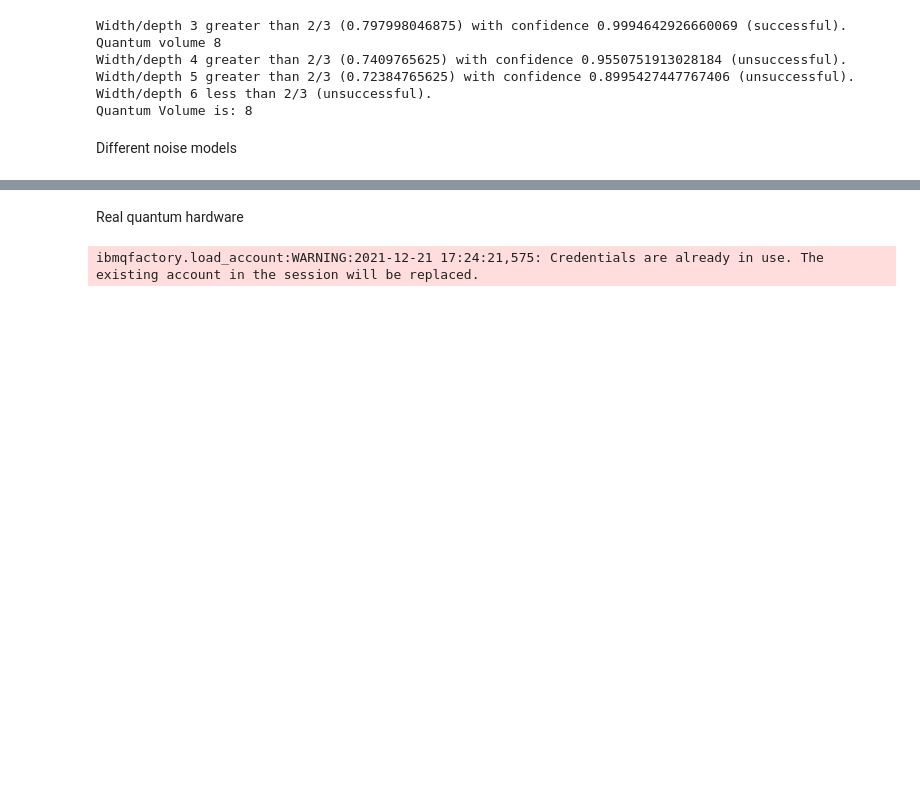
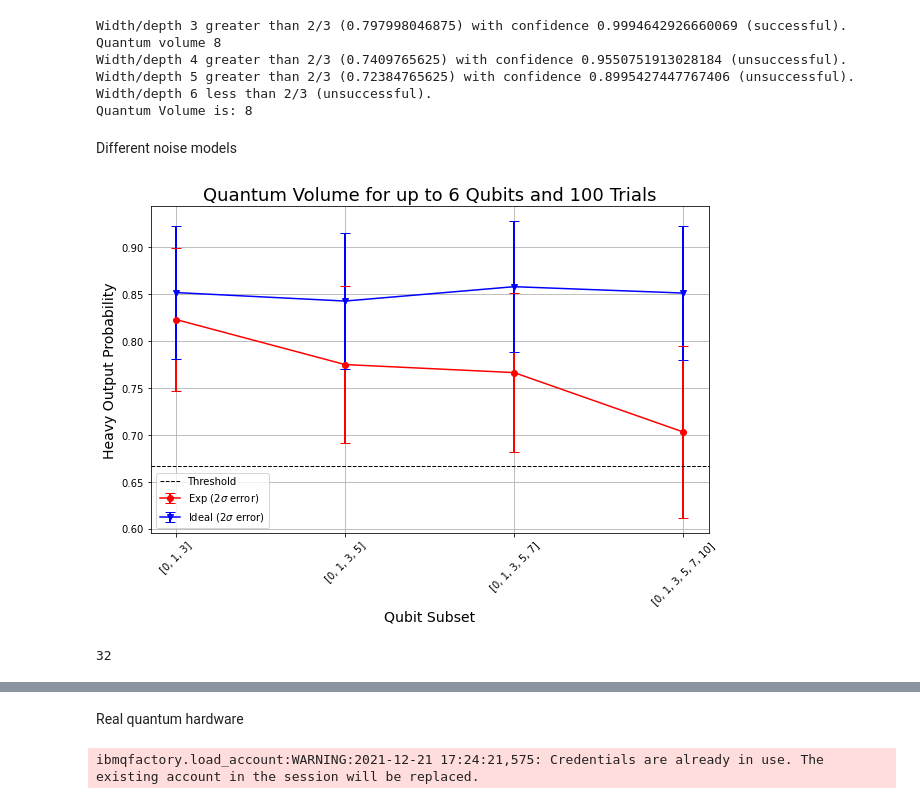
Before and after one commit to haoyudoingthings/QCEI, a Jupyter notebook: Exp11-Quantum-Volume.ipynb, the cells around one changed output, grey strips where cells are left out. Drawn from its saved outputs; the diff is of its cells as text; code cells hidden in the pictures; blank space fills up the shorter version.

Commit message:
added results for different noise models

```diff
--- a/Exp11-Quantum-Volume.ipynb
+++ b/Exp11-Quantum-Volume.ipynb
@@ -148,3 +148,48 @@ Width/depth 6 less than 2/3 (unsuccessful).
 Quantum Volume is: 8
 # %% [markdown]
 Different noise models
+# %%
+def noisy_qv_exp(noise_model):
+    aer_sim = qiskit.Aer.get_backend('aer_simulator')
+    basis_gates = ['u1', 'u2', 'u3', 'cx']
+    shots = 1024
+    exp_results = []
+    for trial in tqdm(range(ntrials)):
+        clear_output(wait=True)
+        t_qcs = transpile(qv_circs[trial], basis_gates=basis_gates, optimization_level=3)
+        qobj = assemble(t_qcs)
+        result = aer_sim.run(qobj, noise_model=noise_model, max_parallel_experiments=0).result()
+        exp_results.append(result)
+
+    qv_fitter.add_data(exp_results)
+    # for qubit_list in qubit_lists:
+    #     l = len(qubit_list)
+    #     print(f'qv_depth_{l}_trial_0:', qv_fitter._heavy_output_counts[f'qv_depth_{l}_trial_0'])
+
+    plt.figure(figsize=(10, 6))
+    ax = plt.gca()
+    qv_fitter.plot_qv_data(ax=ax, show_plt=False)
+    ax.set_title(f"Quantum Volume for up to {len(qubit_lists[-1])} Qubits and {ntrials} Trials", fontsize=18)
+    plt.show()
+
+    qv_success_list = qv_fitter.qv_success()
+    qv_list = qv_fitter.ydata
+    QV = 1
+    for qidx in range(len(qubit_lists)):
+        if (qv_list[0][qidx] > 2/3) and qv_success_list[qidx][0]:
+            QV = qv_fitter.quantum_volume()[qidx]
+
+    return QV
+# %%
+noise_model = NoiseModel()
+p1Q = 0.002
+p2Q = 0.01
+noise_model.add_all_qubit_quantum_error(depolarizing_error(p1Q, 1), 'u2')
+noise_model.add_all_qubit_quantum_error(depolarizing_error(2*p1Q, 1), 'u3')
+noise_model.add_all_qubit_quantum_error(depolarizing_error(p2Q, 2), 'cx')
+
+qv1 = noisy_qv_exp(noise_model)
+print(qv1)
+# %% [output]
+[figure, added]
+32
```
Also changed, not shown: parts of 3 cells of this notebook.
